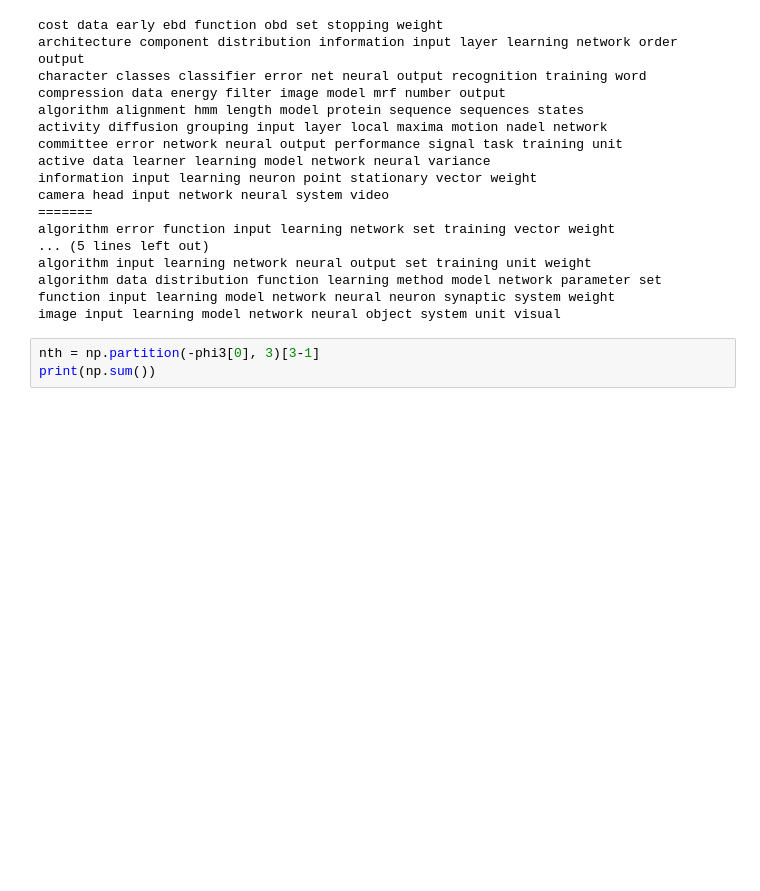
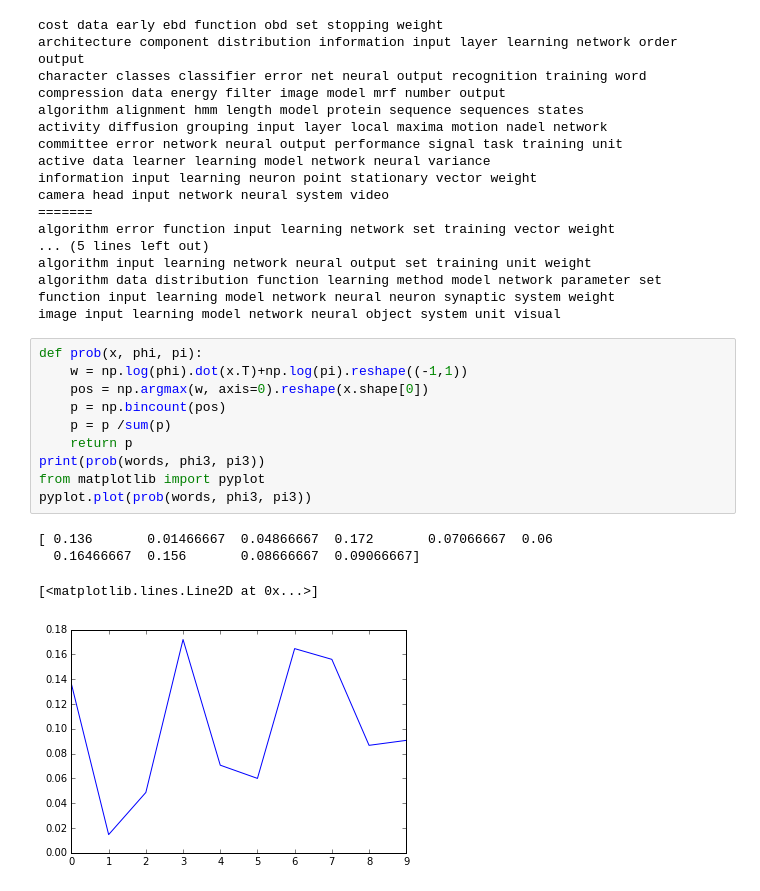
Before and after one commit to DarwinSenior/cs498, a Jupyter notebook: assignment5/HW5_1.ipynb, the cells around one changed output. Drawn from its saved outputs; the diff is of its cells as text; blank space fills up the shorter version.

```diff
--- a/assignment5/HW5_1.ipynb
+++ b/assignment5/HW5_1.ipynb
@@ -159,6 +183,18 @@ algorithm input learning network neural output set training unit weight
 algorithm data distribution function learning method model network parameter set
 function input learning model network neural neuron synaptic system weight
 image input learning model network neural object system unit visual
-# %%
-nth = np.partition(-phi3[0], 3)[3-1]
-print(np.sum())
+# %%
+def prob(x, phi, pi):
+    w = np.log(phi).dot(x.T)+np.log(pi).reshape((-1,1))
+    pos = np.argmax(w, axis=0).reshape(x.shape[0])
+    p = np.bincount(pos)
+    p = p /sum(p)
+    return p
+print(prob(words, phi3, pi3))
+from matplotlib import pyplot
+pyplot.plot(prob(words, phi3, pi3))
+# %% [output]
+[ 0.136       0.01466667  0.04866667  0.172       0.07066667  0.06
+  0.16466667  0.156       0.08666667  0.09066667]
+[<matplotlib.lines.Line2D at 0x...>]
+[figure, added]
```
Also changed, not shown: parts of 5 cells of this notebook.
